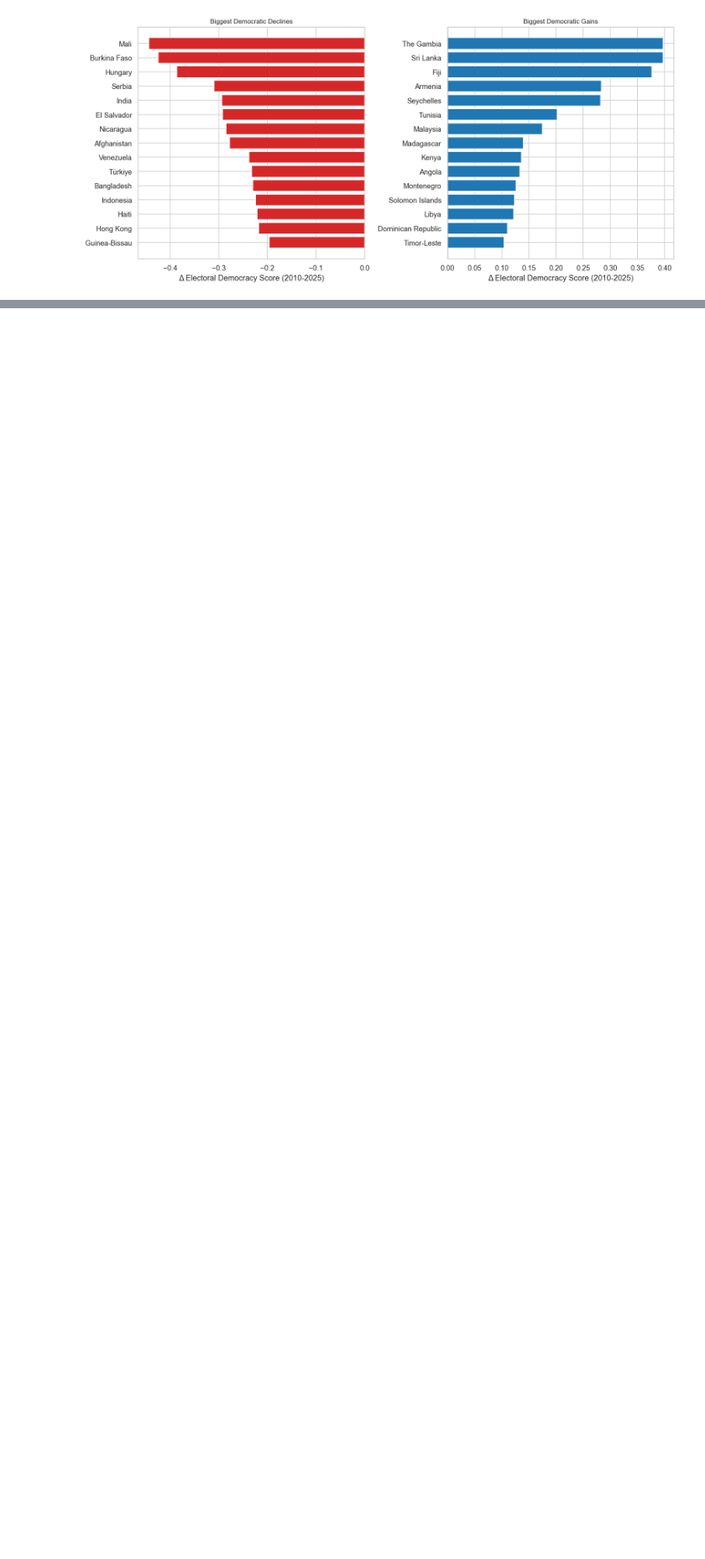
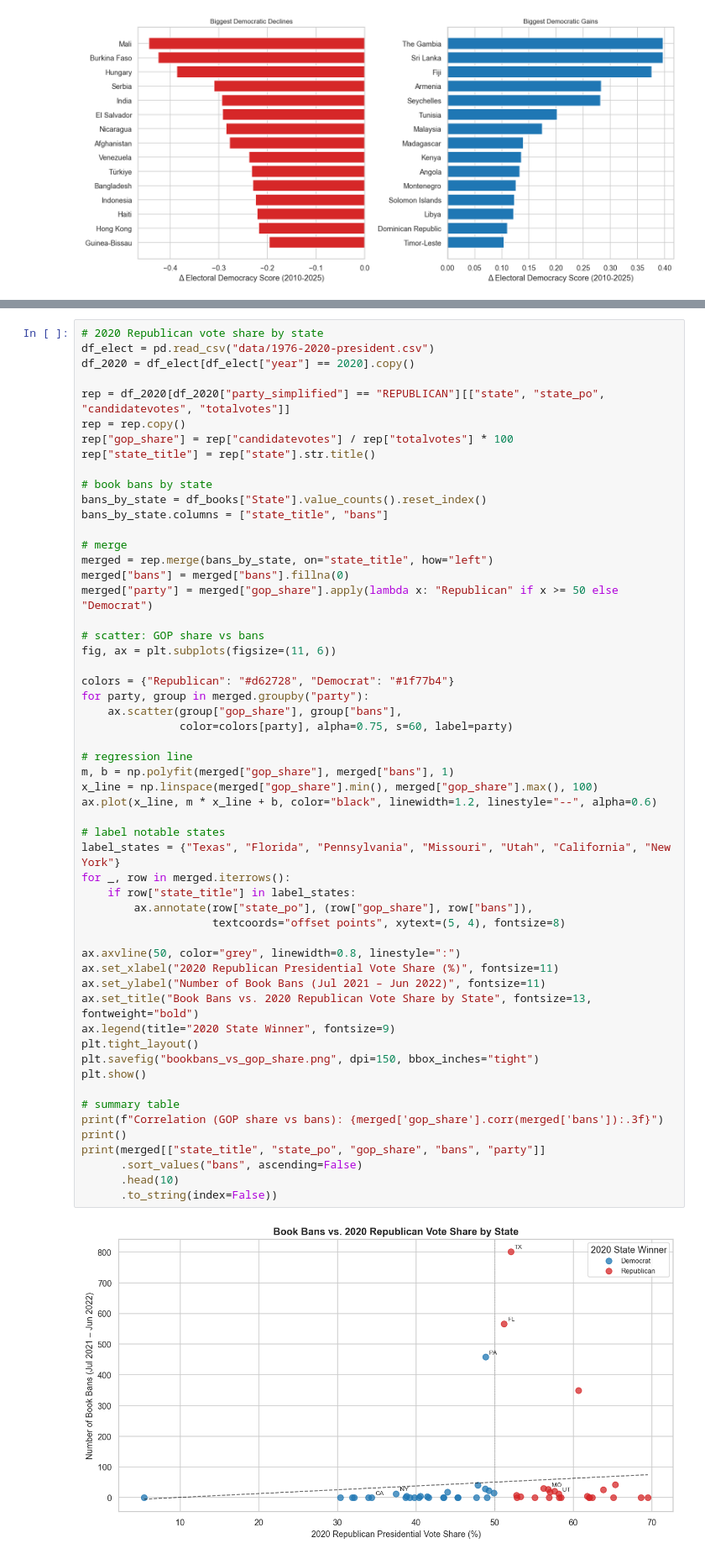
Before and after one commit to angelB612/ignorance-is-strength, a Jupyter notebook: explore.ipynb, the cells around one changed output, grey strips where cells are left out. Shown at 84% size. Drawn from its saved outputs; the diff is of its cells as text; blank space fills up the shorter version.

```diff
--- a/explore.ipynb
+++ b/explore.ipynb
@@ -616,0 +627,57 @@ plt.show()
+# %%
+# 2020 Republican vote share by state
+df_elect = pd.read_csv("data/1976-2020-president.csv")
+df_2020 = df_elect[df_elect["year"] == 2020].copy()
+
+rep = df_2020[df_2020["party_simplified"] == "REPUBLICAN"][["state", "state_po", "candidatevotes", "totalvotes"]]
+rep = rep.copy()
+rep["gop_share"] = rep["candidatevotes"] / rep["totalvotes"] * 100
+rep["state_title"] = rep["state"].str.title()
+
+# book bans by state
+bans_by_state = df_books["State"].value_counts().reset_index()
+bans_by_state.columns = ["state_title", "bans"]
+
+# merge
+merged = rep.merge(bans_by_state, on="state_title", how="left")
+merged["bans"] = merged["bans"].fillna(0)
+merged["party"] = merged["gop_share"].apply(lambda x: "Republican" if x >= 50 else "Democrat")
+
+# scatter: GOP share vs bans
+fig, ax = plt.subplots(figsize=(11, 6))
+
+colors = {"Republican": "#d62728", "Democrat": "#1f77b4"}
+for party, group in merged.groupby("party"):
+    ax.scatter(group["gop_share"], group["bans"],
+               color=colors[party], alpha=0.75, s=60, label=party)
+
+# regression line
+m, b = np.polyfit(merged["gop_share"], merged["bans"], 1)
+x_line = np.linspace(merged["gop_share"].min(), merged["gop_share"].max(), 100)
+ax.plot(x_line, m * x_line + b, color="black", linewidth=1.2, linestyle="--", alpha=0.6)
+
+# label notable states
+label_states = {"Texas", "Florida", "Pennsylvania", "Missouri", "Utah", "California", "New York"}
+for _, row in merged.iterrows():
+    if row["state_title"] in label_states:
+        ax.annotate(row["state_po"], (row["gop_share"], row["bans"]),
+                    textcoords="offset points", xytext=(5, 4), fontsize=8)
+
+ax.axvline(50, color="grey", linewidth=0.8, linestyle=":")
+ax.set_xlabel("2020 Republican Presidential Vote Share (%)", fontsize=11)
+ax.set_ylabel("Number of Book Bans (Jul 2021 – Jun 2022)", fontsize=11)
+ax.set_title("Book Bans vs. 2020 Republican Vote Share by State", fontsize=13, fontweight="bold")
+ax.legend(title="2020 State Winner", fontsize=9)
+plt.tight_layout()
+plt.savefig("bookbans_vs_gop_share.png", dpi=150, bbox_inches="tight")
+plt.show()
+
+# summary table
+print(f"Correlation (GOP share vs bans): {merged['gop_share'].corr(merged['bans']):.3f}")
+print()
+print(merged[["state_title", "state_po", "gop_share", "bans", "party"]]
+      .sort_values("bans", ascending=False)
+      .head(10)
+      .to_string(index=False))
+# %% [output]
+[figure, added]
```
Also changed, not shown: parts of 32 cells of this notebook.
